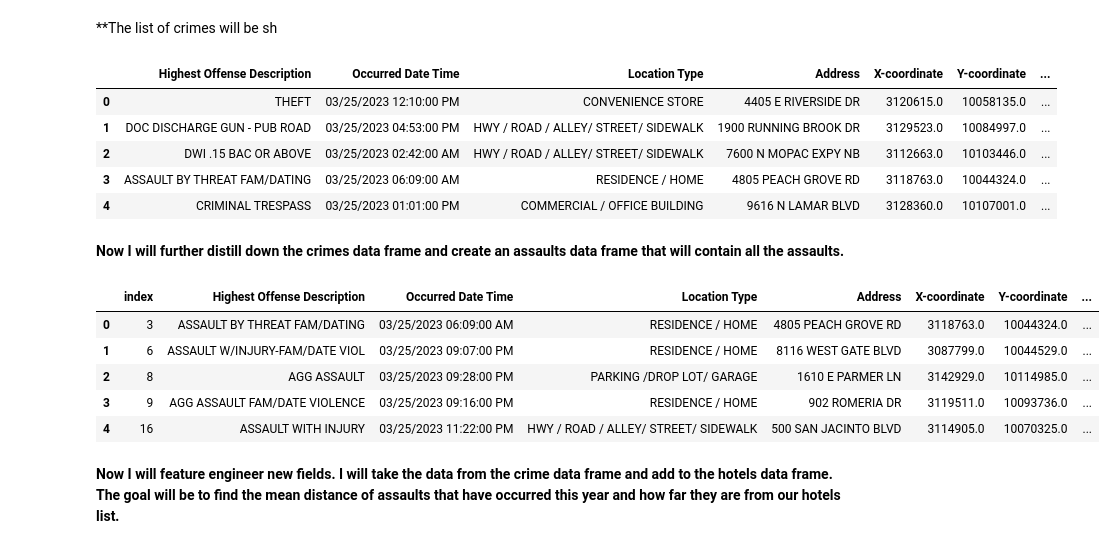
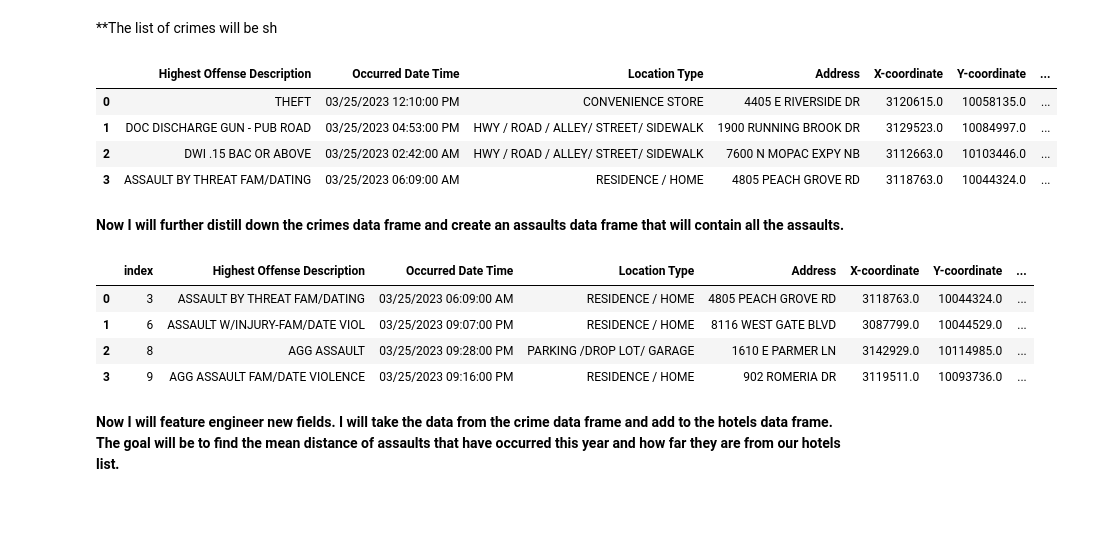
Before and after one commit to LACLanthony/crimes_hotel, a Jupyter notebook: hotels_crimes_maps.ipynb, the cells around one changed output. Drawn from its saved outputs; the diff is of its cells as text; code cells hidden in the pictures; blank space fills up the shorter version.

```diff
--- a/hotels_crimes_maps.ipynb
+++ b/hotels_crimes_maps.ipynb
@@ -102,28 +102,26 @@ crimes['Crime_Type'] = [next(iter([y for y in crime if y in x]), np.nan) for x i
 crimes.dropna(inplace=True)
 crimes.reset_index(drop=True,inplace=True)
 # %%
-crimes.head()
+crimes.head(4)
 # %% [output]
 |  | Highest Offense Description | Occurred Date Time | Location Type | Address | X-coordinate | Y-coordinate | ... |
 | 0 | THEFT | 03/25/2023 12:10:00 PM | CONVENIENCE STORE | 4405 E RIVERSIDE DR | 3120615.0 | 10058135.0 | ... |
 | 1 | DOC DISCHARGE GUN - PUB ROAD | 03/25/2023 04:53:00 PM | HWY / ROAD / ALLEY/ STREET/ SIDEWALK | 1900 RUNNING BROOK DR | 3129523.0 | 10084997.0 | ... |
 | 2 | DWI .15 BAC OR ABOVE | 03/25/2023 02:42:00 AM | HWY / ROAD / ALLEY/ STREET/ SIDEWALK | 7600 N MOPAC EXPY NB | 3112663.0 | 10103446.0 | ... |
 | 3 | ASSAULT BY THREAT FAM/DATING | 03/25/2023 06:09:00 AM | RESIDENCE / HOME | 4805 PEACH GROVE RD | 3118763.0 | 10044324.0 | ... |
-| 4 | CRIMINAL TRESPASS | 03/25/2023 01:01:00 PM | COMMERCIAL / OFFICE BUILDING | 9616 N LAMAR BLVD | 3128360.0 | 10107001.0 | ... |
 # %% [markdown]
 **Now I will further distill down the crimes data frame and create an assaults data frame that will contain all the assaults.**
 # %%
 assaults = crimes[crimes['Crime_Type']=='ASSAULT']
 assaults.reset_index(inplace=True)
 # %%
-assaults.head()
+assaults.head(4)
 # %% [output]
 |  | index | Highest Offense Description | Occurred Date Time | Location Type | Address | X-coordinate | Y-coordinate | ... |
 | 0 | 3 | ASSAULT BY THREAT FAM/DATING | 03/25/2023 06:09:00 AM | RESIDENCE / HOME | 4805 PEACH GROVE RD | 3118763.0 | 10044324.0 | ... |
 | 1 | 6 | ASSAULT W/INJURY-FAM/DATE VIOL | 03/25/2023 09:07:00 PM | RESIDENCE / HOME | 8116 WEST GATE BLVD | 3087799.0 | 10044529.0 | ... |
 | 2 | 8 | AGG ASSAULT | 03/25/2023 09:28:00 PM | PARKING /DROP LOT/ GARAGE | 1610 E PARMER LN | 3142929.0 | 10114985.0 | ... |
 | 3 | 9 | AGG ASSAULT FAM/DATE VIOLENCE | 03/25/2023 09:16:00 PM | RESIDENCE / HOME | 902 ROMERIA DR | 3119511.0 | 10093736.0 | ... |
-| 4 | 16 | ASSAULT WITH INJURY | 03/25/2023 11:22:00 PM | HWY / ROAD / ALLEY/ STREET/ SIDEWALK | 500 SAN JACINTO BLVD | 3114905.0 | 10070325.0 | ... |
 # %% [markdown]
 **Now I will feature engineer new fields. I will take the data from the crime data frame and add to the hotels data frame. The goal will be to find the mean distance of assaults that have occurred this year and how far they are from our hotels list.**
 # %%
```
Also changed, not shown: parts of 1 cell of this notebook.
